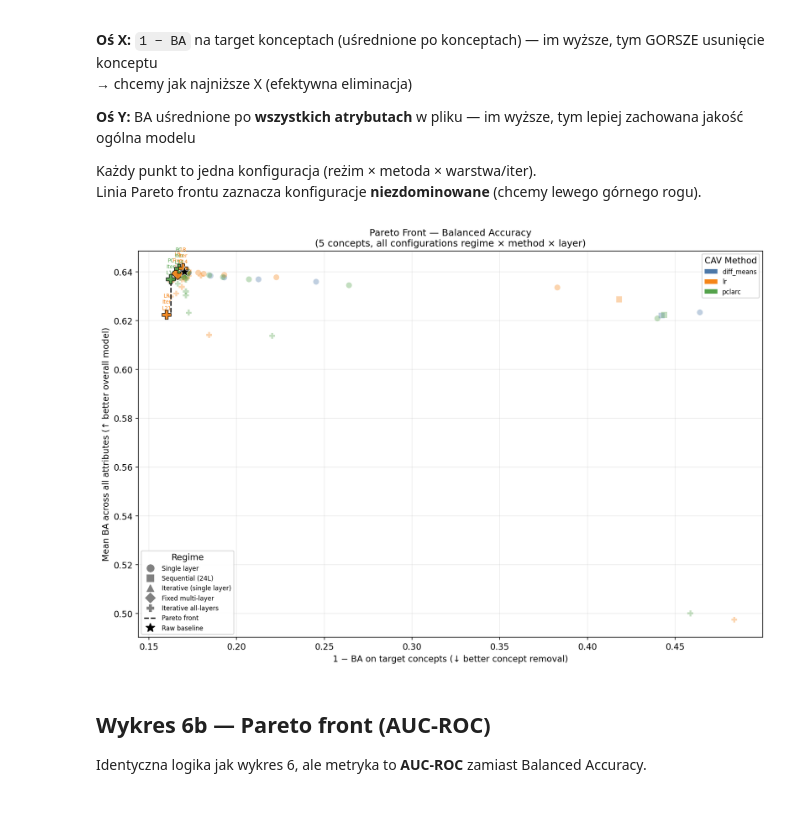
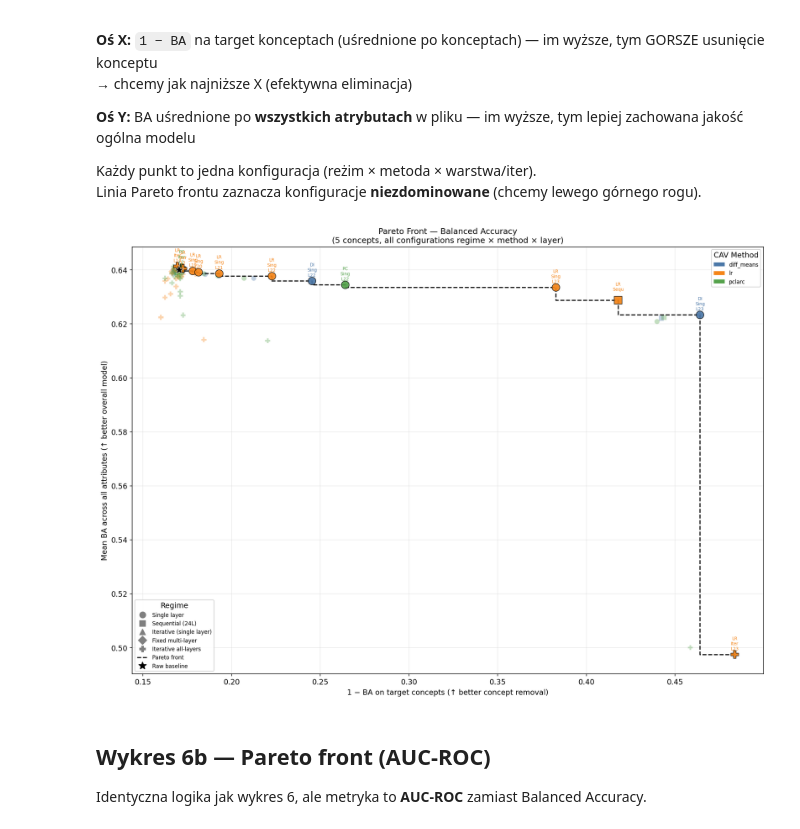
Before and after one commit to LudwikMadej/WB2, a Jupyter notebook: notebooks/results/zero_shot_summary/summary_analysis.ipynb, the cells around one changed output. Saved outputs shown, nothing was run; the diff lists cells and outputs as text; code cells hidden in the pictures.

Commit message:
pareto fronts correction

```diff
--- a/notebooks/results/zero_shot_summary/summary_analysis.ipynb
+++ b/notebooks/results/zero_shot_summary/summary_analysis.ipynb
@@ -494,6 +494,34 @@ plt.show()
 Każdy punkt to jedna konfiguracja (reżim × metoda × warstwa/iter).
 Linia Pareto frontu zaznacza konfiguracje **niezdominowane** (chcemy lewego górnego rogu).
 # %%
+# ── HELPER: PARETO FRONT (MAX-MAX) ────────────────────────────────────────────
+
+def pareto_front(points, minimize_x=False, minimize_y=False):
+    """
+    Wyznacza front Pareto. Domyślnie skonfigurowany na Max-Max
+    (szuka punktów niedominowanych w kierunku prawego górnego rogu).
+    """
+    pts = np.array(points)
+    n = len(pts)
+    is_pareto = np.ones(n, dtype=bool)
+    for i in range(n):
+        if not is_pareto[i]:
+            continue
+
+        better_x = (pts[:, 0] <= pts[i, 0]) if minimize_x else (pts[:, 0] >= pts[i, 0])
+        strict_x = (pts[:, 0] < pts[i, 0])  if minimize_x else (pts[:, 0] > pts[i, 0])
+
+        better_y = (pts[:, 1] <= pts[i, 1]) if minimize_y else (pts[:, 1] >= pts[i, 1])
+        strict_y = (pts[:, 1] < pts[i, 1])  if minimize_y else (pts[:, 1] > pts[i, 1])
+
+        dominated = better_x & better_y & (strict_x | strict_y)
+        dominated[i] = False
+
+        if dominated.any():
+            is_pareto[i] = False
+    return is_pareto
+
+
 def compute_pareto_data(df_deb, metric_col='bal_acc'):
     """
     For each configuration (regime, method, debias_layer, n_iterations, n_layers):
@@ -526,7 +554,7 @@ def compute_pareto_data(df_deb, metric_col='bal_acc'):
 
     # Average across concepts
     agg = merged.groupby(config_cols, dropna=False)[['metric_target', 'metric_all']].mean().reset_index()
-    agg['x'] = 1 - agg['metric_target']   # 1 - BA_target (lower = better debiasing)
+    agg['x'] = 1 - agg['metric_target']   # 1 - BA_target (higher = better debiasing)
     agg['y'] = agg['metric_all']          # BA_all (higher = better overall model)
     return agg
 
@@ -546,15 +574,15 @@ def plot_pareto(agg, metric_name, ax, raw_point=None):
                 edgecolors='none',
             )
 
-    # Pareto front
+    # Pareto front (wymuszamy maksymalizację osi X i Y)
     pts = agg[['x', 'y']].values
-    is_pf = pareto_front(pts)
+    is_pf = pareto_front(pts, minimize_x=False, minimize_y=False)
     pf_pts = agg[is_pf].sort_values('x')
 
-    # Pareto line
+    # Zmiana 'where' na 'pre' rysuje prawidłowe schodki od góry dla układu Max-Max
     ax.step(
         pf_pts['x'].values, pf_pts['y'].values,
-        where='post', color='black', linewidth=1.6, zorder=5,
+        where='pre', color='black', linewidth=1.6, zorder=5,
         label='Pareto front', linestyle='--',
     )
 
@@ -582,14 +610,15 @@ def plot_pareto(agg, metric_name, ax, raw_point=None):
         ax.scatter(*raw_point, color='black', marker='*', s=200, zorder=7,
                    label='Raw baseline', edgecolors='white', linewidths=0.5)
 
-    ax.set_xlabel(f'1 − {metric_name} on target concepts (↓ better concept removal)')
+    # Poprawiona strzałka: (↑ better concept removal)
+    ax.set_xlabel(f'1 − {metric_name} on target concepts (↑ better concept removal)')
     ax.set_ylabel(f'Mean {metric_name} across all attributes (↑ better overall model)')
     ax.grid(alpha=0.25)
 
     # Legends
     regime_handles = [
         Line2D([0], [0], marker=REGIME_MARKERS[r], color='gray', linestyle='None',
-               markersize=9, label=REGIME_LABELS[r])
+               markersize=9, label=REGIME_LABELS.get(r, r))
         for r in regimes_order if r in REGIME_MARKERS
     ]
     method_handles = [
@@ -606,35 +635,35 @@ def plot_pareto(agg, metric_name, ax, raw_point=None):
 
 
 # Calculate raw baseline
 raw_rows = df[df['regime'] == 'raw']
 
 def get_raw_point(metric_col):
     """Raw: X = 1-BA on concepts, Y = mean BA across all attributes."""
     target_metric = []
     all_metric = []
     for concept in CONCEPTS:
         sub = raw_rows[raw_rows['concept_file'] == concept]
         tgt = sub[sub['target_attribute'] == concept][metric_col]
         if len(tgt):
             target_metric.append(tgt.mean())
         all_metric.append(sub[metric_col].mean())
     return 1 - np.mean(target_metric), np.mean(all_metric)
 
 # ── PARETO BA ────────────────────────────────────────────────────────────────
 agg_ba = compute_pareto_data(df_deb, 'bal_acc')
 raw_ba = get_raw_point('bal_acc')
 
-fig, ax = plt.subplots(figsize=(12, 8))
+fig, ax = plt.subplots(figsize=(14, 10))
 plot_pareto(agg_ba, 'BA', ax, raw_point=raw_ba)
 ax.set_title(
     f'Pareto Front — Balanced Accuracy\n'
     f'({len(CONCEPTS)} concepts, all configurations regime × method × layer)'
 )
 plt.tight_layout()
 plt.savefig(OUT_DIR / '06a_pareto_ba.png', dpi=150)
 plt.show()
 # %% [output]
-[figure, old version]
+[figure, new version]
 # %% [markdown]
 ## Wykres 6b — Pareto front (AUC-ROC)
 
```
Also changed, not shown: parts of 3 cells of this notebook, 12 other files.
